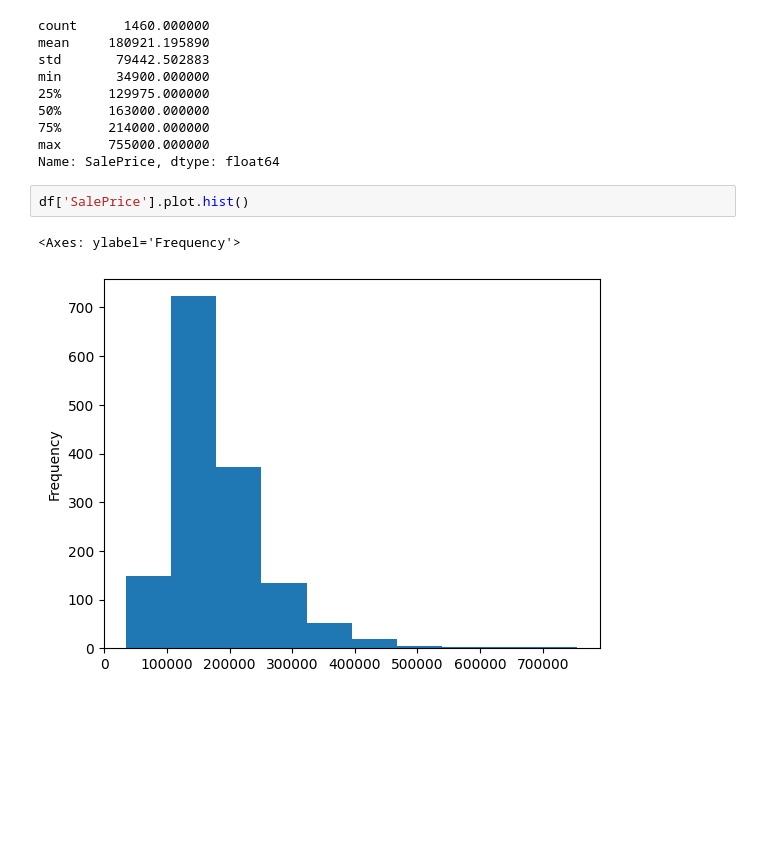
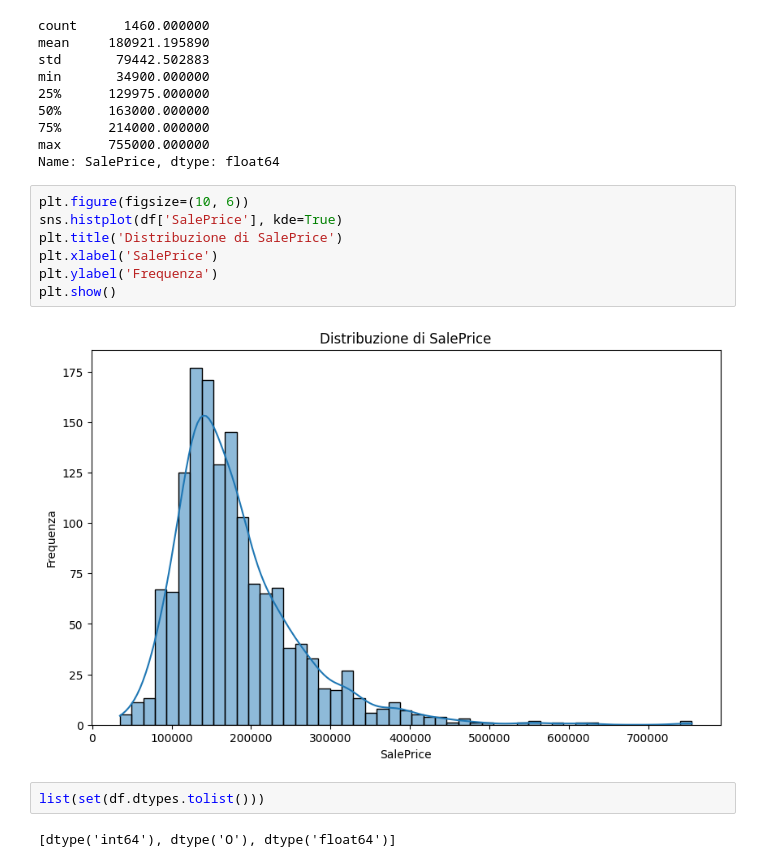
Before and after one commit to zedef99/01_house-prices-advanced-regression-techniques, a Jupyter notebook: hpr.ipynb, the cells around one changed output. Drawn from its saved outputs; the diff is of its cells as text; blank space fills up the shorter version.

```diff
--- a/hpr.ipynb
+++ b/hpr.ipynb
@@ -82,8 +83,16 @@ min       34900.000000
 75%      214000.000000
 max      755000.000000
 Name: SalePrice, dtype: float64
-# %%
-df['SalePrice'].plot.hist()
-# %% [output]
-<Axes: ylabel='Frequency'>
-[figure, removed]
+# %%
+plt.figure(figsize=(10, 6))
+sns.histplot(df['SalePrice'], kde=True)
+plt.title('Distribuzione di SalePrice')
+plt.xlabel('SalePrice')
+plt.ylabel('Frequenza')
+plt.show()
+# %% [output]
+[figure, added]
+# %%
+list(set(df.dtypes.tolist()))
+# %% [output]
+[dtype('int64'), dtype('O'), dtype('float64')]
```
Also changed, not shown: parts of 1 cell of this notebook.
